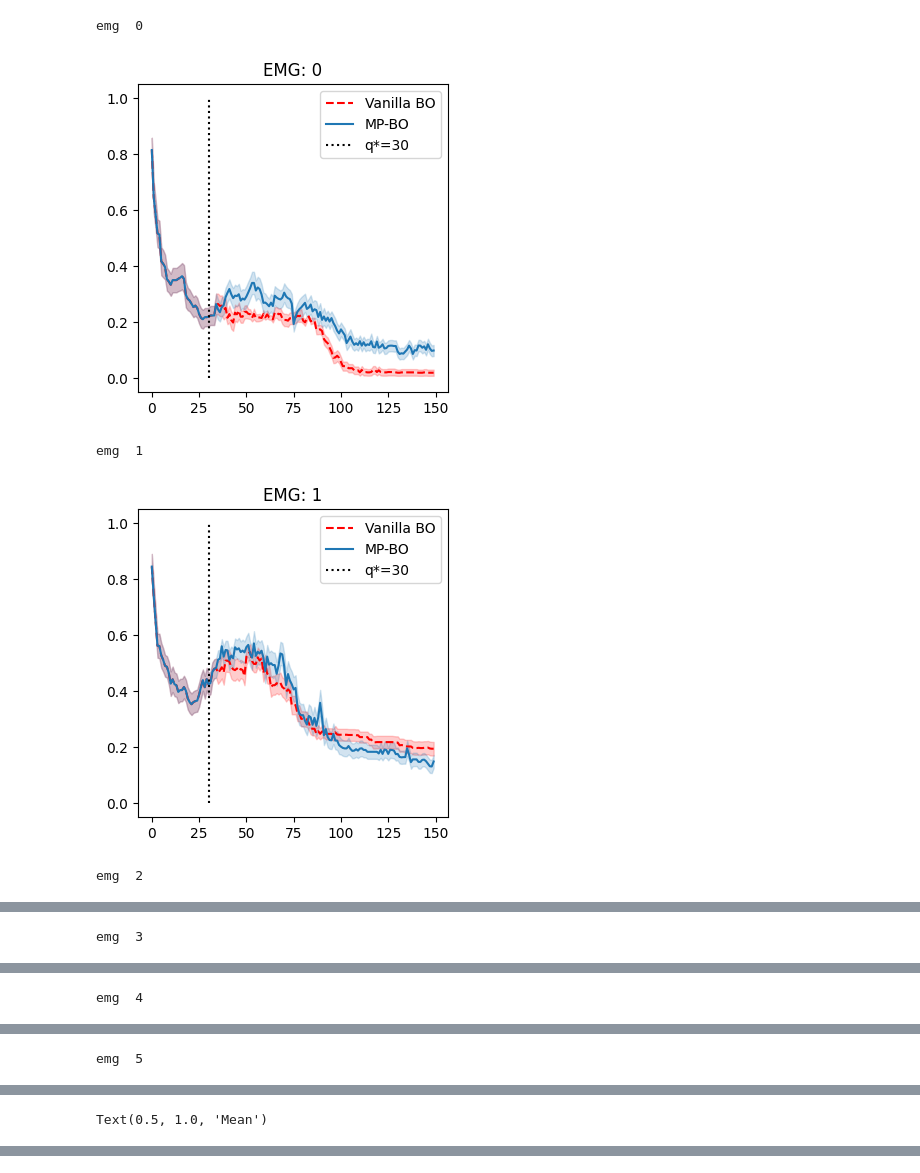
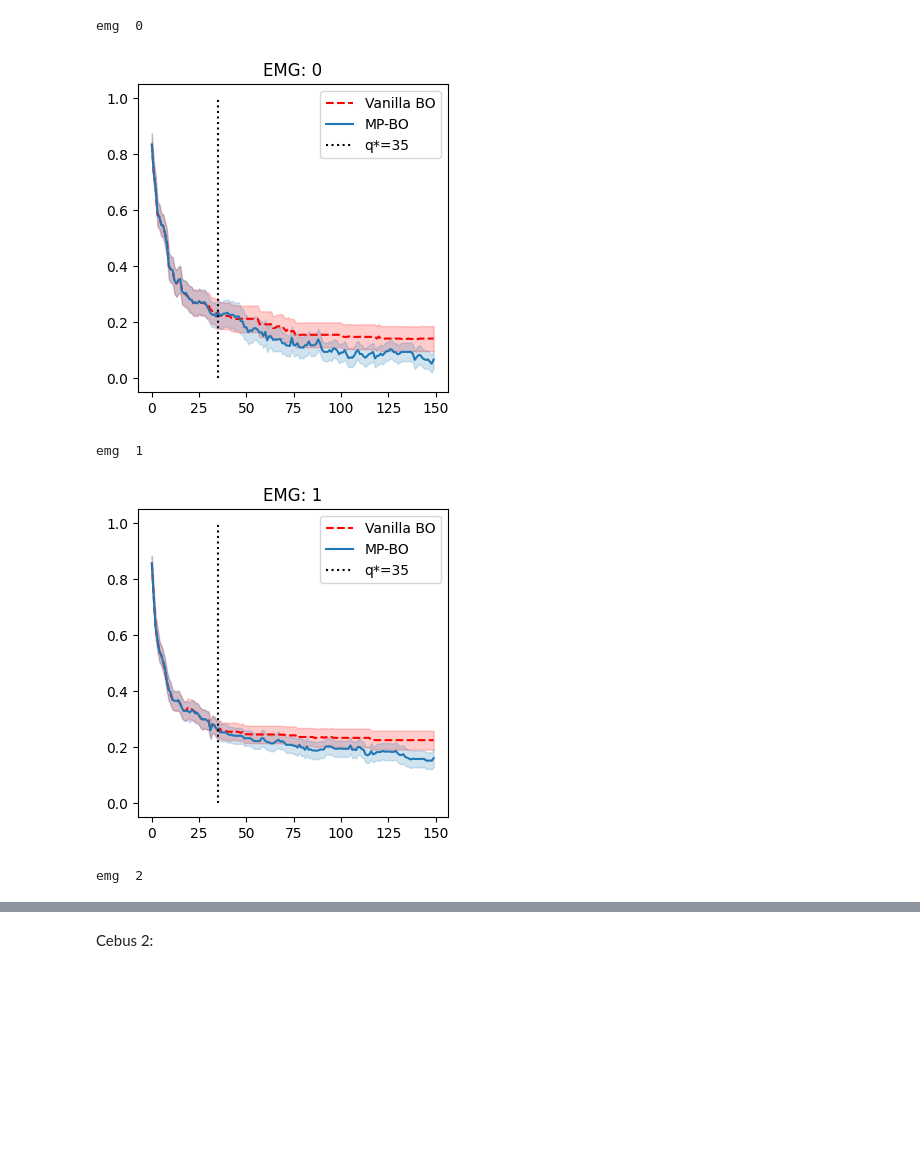
Before and after one commit to MoutetMaxime/mpbo, a Jupyter notebook: Experiment_neurostimulation.ipynb, the cells around one changed output, grey strips where cells are left out. Saved outputs shown, nothing was run; the diff lists cells and outputs as text; code cells hidden in the pictures; blank space fills up the shorter version.

Commit message:
changed neurostim experiences
take now into account the valid responses in a better way.

```diff
--- a/Experiment_neurostimulation.ipynb
+++ b/Experiment_neurostimulation.ipynb
@@ -36,12 +107,23 @@ response = torch.from_numpy(response).float()
 # %%
-mean_regret_gpbo = np.zeros((response.shape[1], 150))
-mean_regret_mpbo = np.zeros((response.shape[1], 150))
+mean_regret_cebus1 = np.zeros((response.shape[1], 150, 3))
+q_star = 35
+
 
 for emg in range(response.shape[1]):
     print("emg ", emg)
     response_emg = response[:, emg, :]
+    isvalid_emg = valid[:, emg, :]
+    respMean_emg = valid_respMean[emg, :]
 
-    opt = BayesianOptimizer(ch2xy, response_emg)
+    opt = BayesianOptimizer(
+        ch2xy,
+        response_emg,
+        kernel=matk_scaled,
+        likelihood=likf,
+        isvalid=isvalid_emg,
+        respMean_valid=respMean_emg,
+    )
+    # es = ExtensiveSearch(ch2xy, response_emg)
 
     regret_gpbo, baseline = opt.train(
         4,
@@ -55,63 +137,61 @@ for emg in range(response.shape[1]):
         repetitions=30,
         iterations=150,
         strategy="MP-BO",
-        begin_strat=35,
-        initial_points=35,
+        begin_strat=q_star,
+        initial_points=q_star,
         follow_baseline=baseline,
     )
 
-    mean_regret_gpbo[emg] = regret_gpbo.mean(0)
-    mean_regret_mpbo[emg] = regret_mpbo.mean(0)
+    # regret_es = es.train(
+    #     4,
+    #     repetitions=30,
+    #     iterations=150,
+    #     initial_points=q_star,
+    #     begin_strat=q_star,
+    #     follow_baseline=baseline,
+    # )
+
+    mean_regret_cebus1[emg, :, 0] = regret_gpbo.mean(0)
+    mean_regret_cebus1[emg, :, 1] = regret_mpbo.mean(0)
+    # mean_regret_cebus1[emg, :, 2] = regret_es.mean(0)
 
     plt.figure(figsize=(4, 4))
     plt.plot(regret_gpbo.mean(0), color="red", linestyle="--", label="Vanilla BO")
     plt.fill_between(
         range(150),
         regret_gpbo.mean(0) - regret_gpbo.std(0) / np.sqrt(30),
         regret_gpbo.mean(0) + regret_gpbo.std(0) / np.sqrt(30),
         color="red",
         alpha=0.2,
     )
     plt.plot(regret_mpbo.mean(0), color="tab:blue", label="MP-BO")
     plt.fill_between(
         range(150),
         regret_mpbo.mean(0) - regret_mpbo.std(0) / np.sqrt(30),
         regret_mpbo.mean(0) + regret_mpbo.std(0) / np.sqrt(30),
         color="tab:blue",
         alpha=0.2,
     )
-    plt.vlines(30, 0, 1, linestyle="dotted", label="q*=30", color="k")
+    plt.vlines(q_star, 0, 1, linestyle="dotted", label=f"q*={q_star}", color="k")
     plt.legend()
     plt.title(f"EMG: {emg}")
     plt.show()
 
 
-mean_regret_gpbo = mean_regret_gpbo.mean(0)
-mean_regret_mpbo = mean_regret_mpbo.mean(0)
+plt.figure(figsize=(4, 4))
+plt.plot(
+    mean_regret_cebus1.mean(0)[:, 0], color="red", linestyle="--", label="Vanilla BO"
+)
 
-plt.figure(figsize=(4, 4))
-plt.plot(mean_regret_gpbo, color="red", linestyle="--", label="Vanilla BO")
-plt.fill_between(
-    range(150),
-    mean_regret_gpbo - np.std(mean_regret_gpbo) / np.sqrt(30),
-    mean_regret_gpbo + np.std(mean_regret_gpbo) / np.sqrt(30),
-    color="red",
-    alpha=0.2,
-)
-plt.plot(mean_regret_mpbo, color="tab:blue", label="MP-BO")
-plt.fill_between(
-    range(150),
-    mean_regret_mpbo - np.std(mean_regret_mpbo) / np.sqrt(30 + response.shape[1]),
-    mean_regret_mpbo + np.std(mean_regret_mpbo) / np.sqrt(30 + response.shape[1]),
-    color="tab:blue",
-    alpha=0.2,
-)
-plt.vlines(35, 0, 1, linestyle="dotted", label="q*=30", color="k")
+plt.plot(mean_regret_cebus1.mean(0)[:, 1], color="tab:blue", label="MP-BO")
+plt.plot(mean_regret_cebus1.mean(0)[:, 2], color="tab:green", label="ES")
+
+plt.vlines(q_star, 0, 1, linestyle="dotted", label=f"q*={q_star}", color="k")
 plt.legend()
 plt.title("Mean")
 # %% [output]
 emg  0
-[figure, old version]
+[figure, new version]
 emg  1
-[figure, old version]
+[figure, new version]
 emg  2
@@ -119 +197,0 @@ emg  2
-emg  3
@@ -121 +197,0 @@ emg  3
-emg  4
@@ -123 +197,0 @@ emg  4
-emg  5
@@ -125 +197,0 @@ emg  5
-Text(0.5, 1.0, 'Mean')
@@ -127,3 +198,5 @@ Text(0.5, 1.0, 'Mean')
+# %% [markdown]
+Cebus 2:
 # %%
 data = loadmat("datasets/neurostim/Cebus2_M1_200123.mat")["Cebus2_M1_200123"]
 emgs = np.squeeze(data["emgs"][0][0], axis=0)
```
Also changed, not shown: parts of 19 cells of this notebook, 6 other files.
